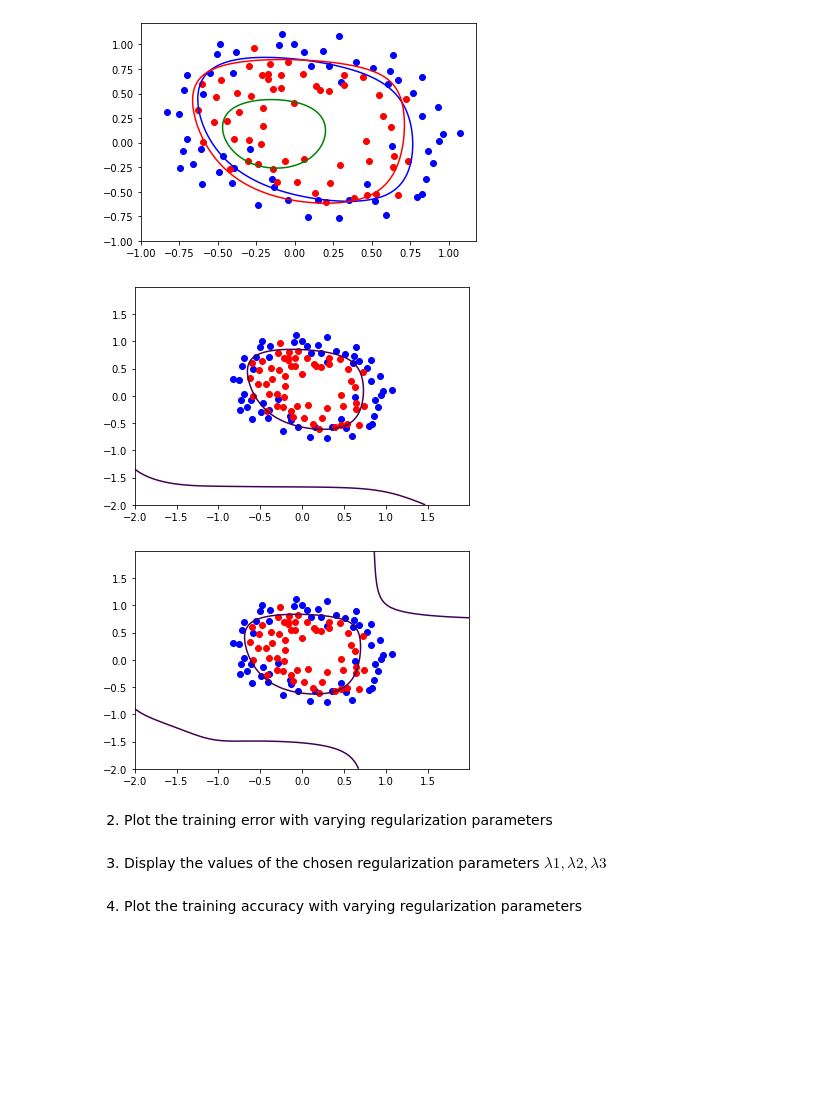
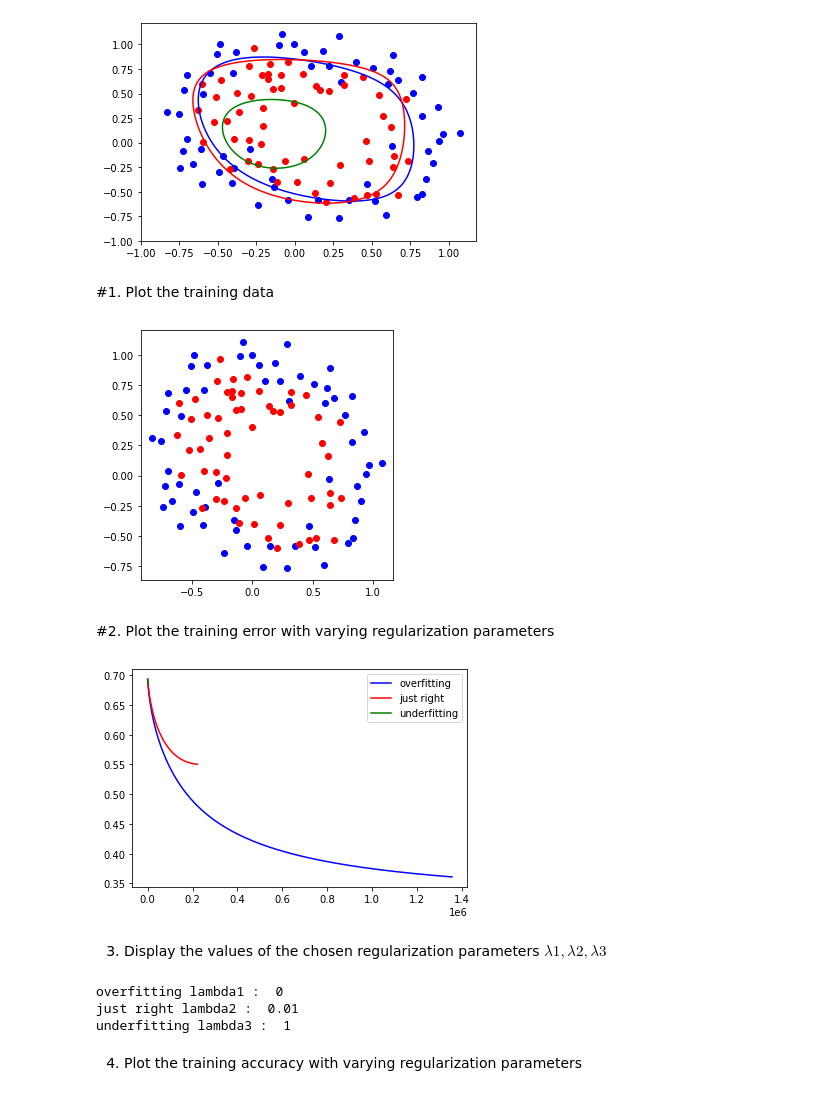
Before and after one commit to CJavaPython/AssignmentFolder, a Jupyter notebook: Assignment07/Assignment07.ipynb, the cells around one changed output. Saved outputs shown, nothing was run; the diff lists cells and outputs as text; code cells hidden in the pictures; blank space fills up the shorter version.

```diff
--- a/Assignment07/Assignment07.ipynb
+++ b/Assignment07/Assignment07.ipynb
@@ -240,27 +231,38 @@ plt.contour(X,Y,Z3,levels=[0],colors = 'g')
 plt.show()
 # %% [output]
 [figure]
+# %% [markdown]
+#1. Plot the training data
 # %%
-
-plt.contour(X,Y,Z2,levels=[0],cmap="viridis")
+plt.figure()
 plt.scatter(pointX0, pointY0, c='b')
 plt.scatter(pointX1, pointY1, c='r')
+plt.tight_layout()
+plt.gca().set_aspect('equal', adjustable='box')
 plt.show()
 # %% [output]
-[figure, old version]
+[figure, new version]
-# %%
-
-plt.contour(X,Y,Z3,levels=[0],cmap="viridis")
-plt.scatter(pointX0, pointY0, c='b')
-plt.scatter(pointX1, pointY1, c='r')
-plt.show()
-# %% [output]
-[figure, removed]
 # %% [markdown]
-2. Plot the training error with varying regularization parameters
+#2. Plot the training error with varying regularization parameters
+# %%
+plt.plot(E_list1, c='b', label="overfitting")
+plt.plot(E_list2, c='r', label="just right")
+plt.plot(E_list3, c='g', label="underfitting")
+plt.legend()
+plt.show()
+# %% [output]
+[figure, added]
 # %% [markdown]
 3. Display the values of the chosen regularization parameters
 $\lambda1, \lambda2, \lambda3$
+# %%
+print("overfitting lambda1 : ", lmbd1)
+print("just right lambda2 : ", lmbd2)
+print("underfitting lambda3 : ", lmbd3)
+# %% [output]
+overfitting lambda1 :  0
+just right lambda2 :  0.01
+underfitting lambda3 :  1
 # %% [markdown]
 4. Plot the training accuracy with varying regularization parameters
 # %% [markdown]
```
Also changed, not shown: parts of 7 cells of this notebook.
